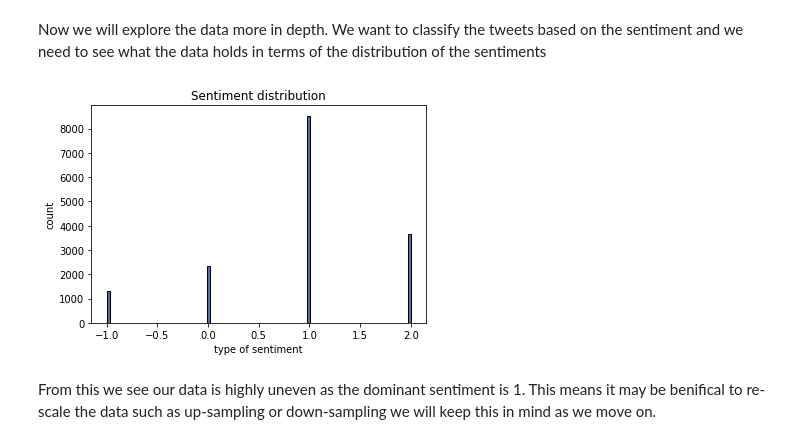
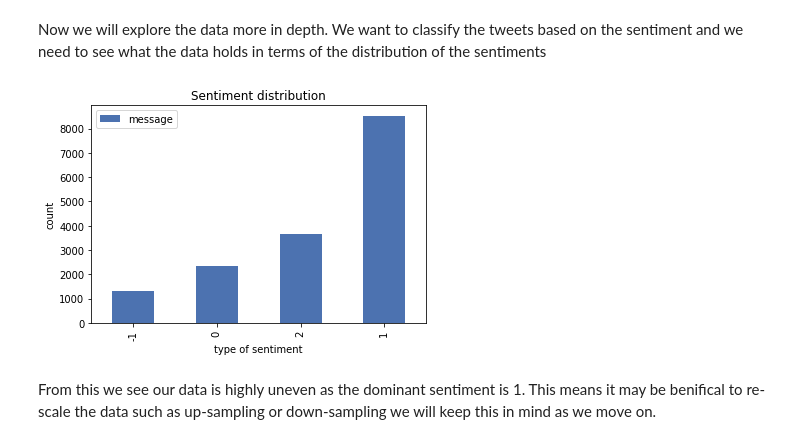
Before and after one commit to monicafar147/classification-predict-streamlit-template, a Jupyter notebook: climate_change.ipynb, the cells around one changed output. Cells and saved outputs as stored; diff of their text form; code cells hidden in the pictures.

Commit message:
Deleted old graph and added labels to the new one

```diff
--- a/climate_change.ipynb
+++ b/climate_change.ipynb
@@ -155,17 +169,13 @@ sum_df = train[['sentiment', 'message',]].groupby('sentiment').count()
 Now we will explore the data more in depth.
 We want to classify the tweets based on the sentiment and we need to see what the data holds in terms of the distribution of the sentiments
 # %%
-sum_df.sort_values('message', ascending=False).plot(kind='bar')
+sum_df.sort_values('message', ascending=True).plot(kind='bar')
+plt.title('Sentiment distribution')
+plt.ylabel('count')
+plt.xlabel('type of sentiment')
 plt.show()
+# %% [output]
+[figure, added]
-# %%
-# We plot a graph to see the sentiment distribution
-plt.hist(train['sentiment'], bins = 100, edgecolor = 'k')
-plt.xlabel('type of sentiment')
-plt.ylabel('count')
-plt.title('Sentiment distribution')
-plt.show()
-# %% [output]
-[figure, removed]
 # %% [markdown]
 From this we see our data is highly uneven as the dominant sentiment is 1. This means it may be benifical to re-scale the data such as up-sampling or down-sampling we will keep this in mind as we move on.
 # %% [markdown]
```
Also changed, not shown: parts of 2 cells of this notebook.
